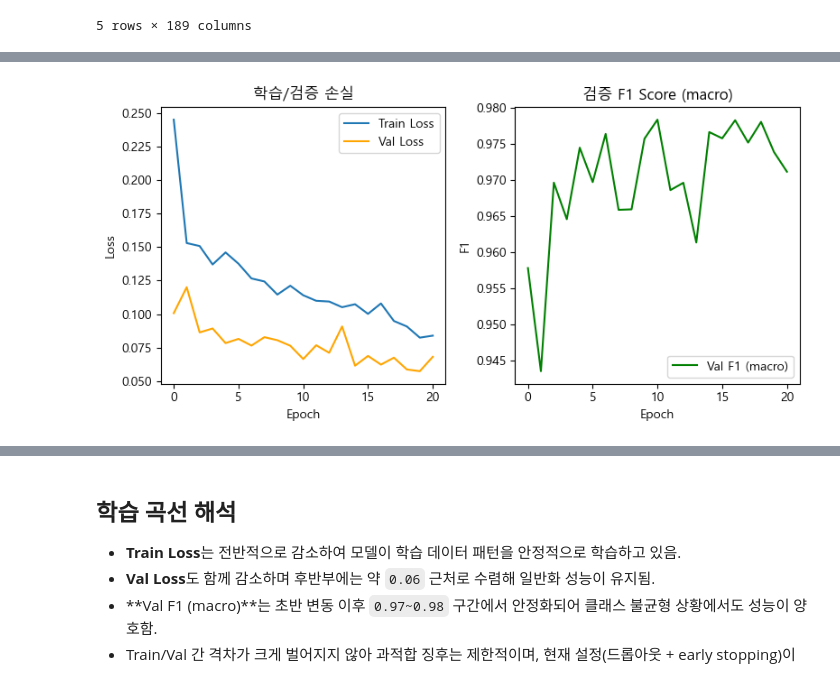
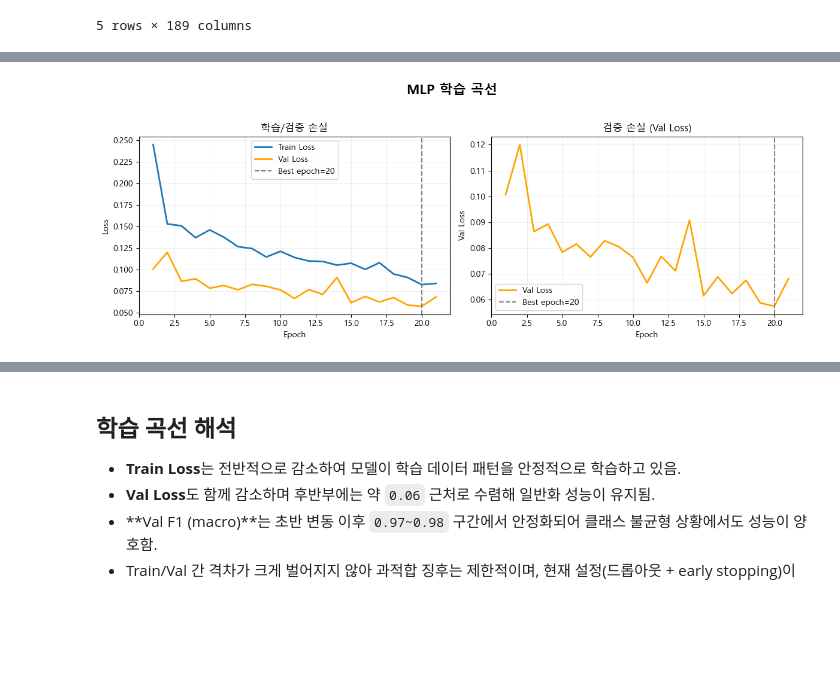
Before and after one commit to 2026-1st/Team-3, a Jupyter notebook: notebooks/MLP.ipynb, the cells around one changed output, grey strips where cells are left out. Cells and saved outputs as stored; diff of their text form; code cells hidden in the pictures; blank space fills up the shorter version.

```diff
--- a/notebooks/MLP.ipynb
+++ b/notebooks/MLP.ipynb
@@ -339,21 +339,34 @@ Early stopping at epoch 21 (no improvement for 10 epochs)
 # %%
 # ________________________________________
 # [파이프라인 단계 5] Stage1 학습 곡선 시각화
 # ________________________________________
 
-fig, (ax1, ax2) = plt.subplots(1, 2, figsize=(8, 4))
+epochs = np.arange(1, len(train_losses) + 1)
+best_epoch = int(np.argmin(val_losses) + 1)
+best_val_loss = float(np.min(val_losses))
 
-ax1.plot(train_losses, label='Train Loss')
-ax1.plot(val_losses, label='Val Loss', color='orange')
+fig, (ax1, ax2) = plt.subplots(1, 2, figsize=(12, 4.5))
+fig.suptitle('MLP 학습 곡선', fontsize=16, fontweight='bold')
+
+# (좌) 학습/검증 손실
+ax1.plot(epochs, train_losses, label='Train Loss', linewidth=2)
+ax1.plot(epochs, val_losses, label='Val Loss', color='orange', linewidth=2)
+ax1.axvline(best_epoch, color='gray', linestyle='--', label=f'Best epoch={best_epoch}')
 ax1.set(title='학습/검증 손실', xlabel='Epoch', ylabel='Loss')
 ax1.legend()
+ax1.grid(alpha=0.2)
 
-ax2.plot(val_f1s, color='green', label='Val F1 (macro)')
-ax2.set(title='검증 F1 Score (macro)', xlabel='Epoch', ylabel='F1')
+# (우) 검증 손실(Val Loss) 단독
+ax2.plot(epochs, val_losses, color='orange', linewidth=2, label='Val Loss')
+ax2.axvline(best_epoch, color='gray', linestyle='--', label=f'Best epoch={best_epoch}')
+ax2.set(title='검증 손실 (Val Loss)', xlabel='Epoch', ylabel='Val Loss')
 ax2.legend()
+ax2.grid(alpha=0.2)
 
-plt.tight_layout()
-plt.savefig(OUTPUT_DIR / 'training_curve.png')
+plt.tight_layout(rect=[0, 0, 1, 0.95])
+plt.savefig(OUTPUT_DIR / 'training_curve.png', dpi=300)
 plt.show()
+
+print(f'Best epoch: {best_epoch}, Best val loss: {best_val_loss:.4f}')
 # %% [output]
-[figure, old version]
+[figure, new version]
```
Also changed, not shown: parts of 1 cell of this notebook, 1 other file.
